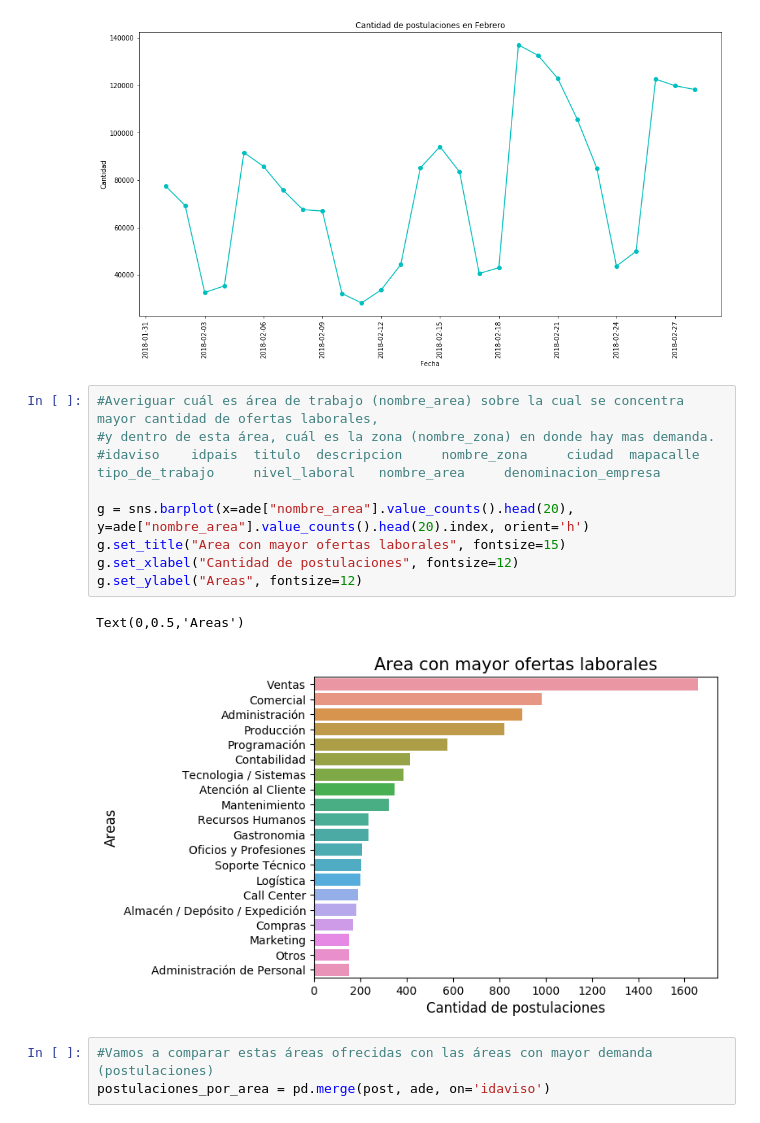
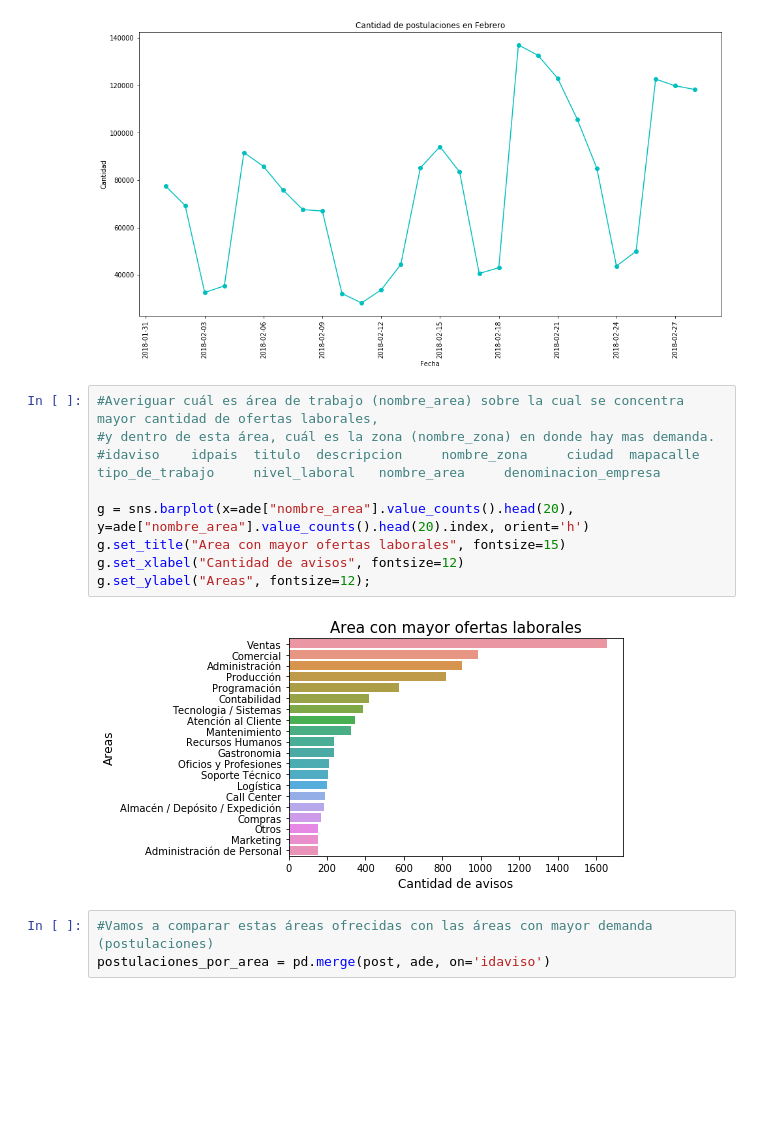
Before and after one commit to NayShine/7506-Grupo35, a Jupyter notebook: Tp1.ipynb, the cells around one changed output. Cells and saved outputs as stored; diff of their text form; blank space fills up the shorter version.

```diff
--- a/Tp1.ipynb
+++ b/Tp1.ipynb
@@ -116,15 +116,14 @@ ax.set_xlabel('Fecha');
 # %%
 #Averiguar cuál es área de trabajo (nombre_area) sobre la cual se concentra mayor cantidad de ofertas laborales,
 #y dentro de esta área, cuál es la zona (nombre_zona) en donde hay mas demanda.
 #idaviso 	idpais 	titulo 	descripcion 	nombre_zona 	ciudad 	mapacalle 	tipo_de_trabajo 	nivel_laboral 	nombre_area 	denominacion_empresa
 
 g = sns.barplot(x=ade["nombre_area"].value_counts().head(20), y=ade["nombre_area"].value_counts().head(20).index, orient='h')
 g.set_title("Area con mayor ofertas laborales", fontsize=15)
-g.set_xlabel("Cantidad de postulaciones", fontsize=12)
-g.set_ylabel("Areas", fontsize=12)
+g.set_xlabel("Cantidad de avisos", fontsize=12)
+g.set_ylabel("Areas", fontsize=12);
 # %% [output]
-Text(0,0.5,'Areas')
-[figure, old version]
+[figure, new version]
 # %%
 #Vamos a comparar estas áreas ofrecidas con las áreas con mayor demanda (postulaciones)
 postulaciones_por_area = pd.merge(post, ade, on='idaviso')
```
Also changed, not shown: parts of 26 cells of this notebook.
